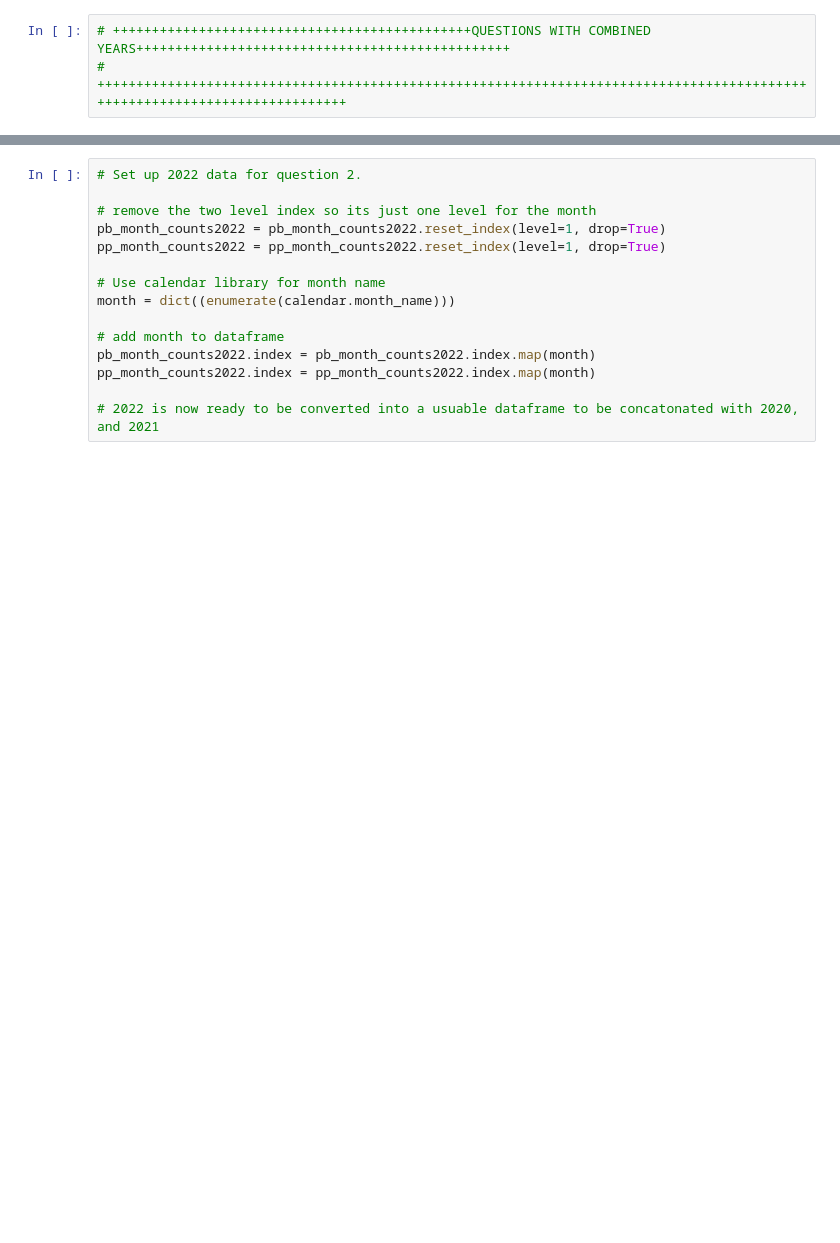
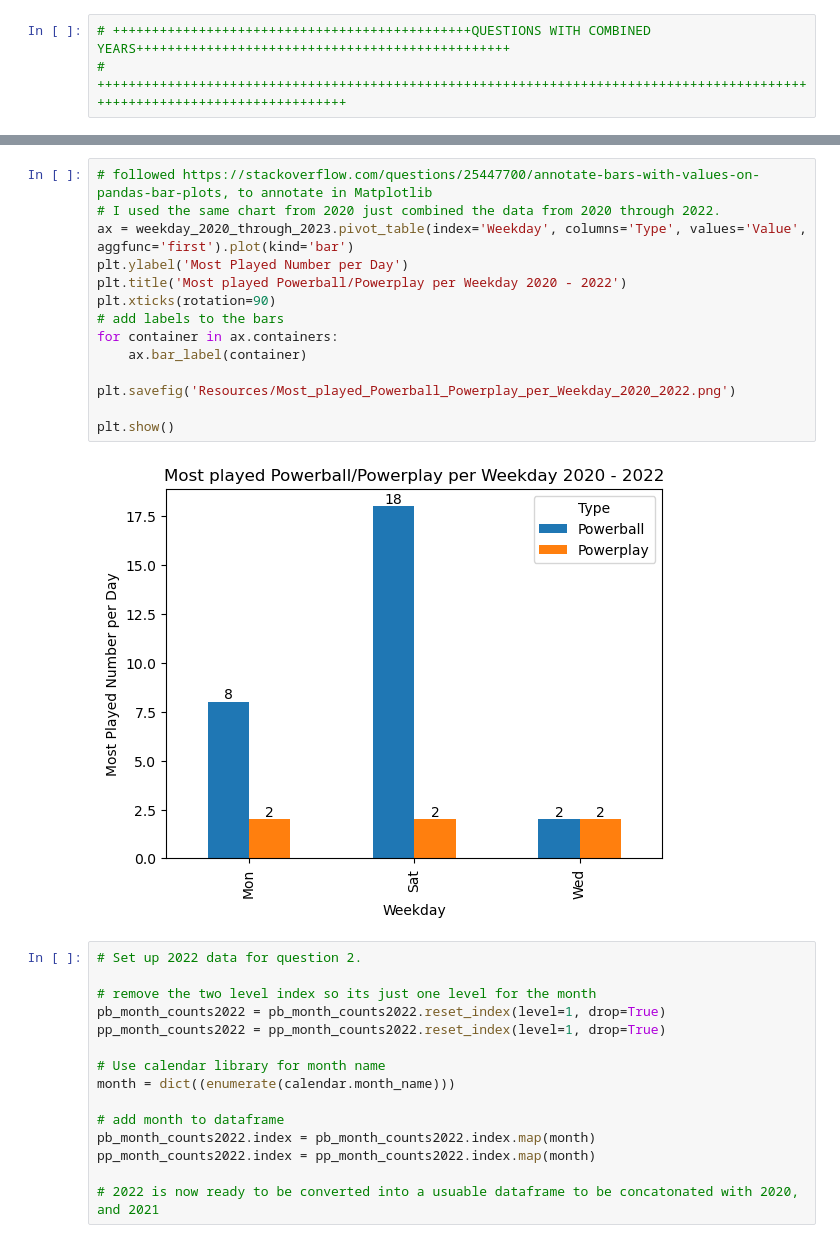
Before and after one commit to JLaydeJ/Project_1, a Jupyter notebook: 2020-2022 Washington State Lottery.ipynb, the cells around one changed output, grey strips where cells are left out. Saved outputs shown, nothing was run; the diff lists cells and outputs as text; blank space fills up the shorter version.

```diff
--- a/2020-2022 Washington State Lottery.ipynb
+++ b/2020-2022 Washington State Lottery.ipynb
@@ -752,3 +717,19 @@ plt.show()
+# %%
+# followed https://stackoverflow.com/questions/25447700/annotate-bars-with-values-on-pandas-bar-plots, to annotate in Matplotlib
+# I used the same chart from 2020 just combined the data from 2020 through 2022.
+ax = weekday_2020_through_2023.pivot_table(index='Weekday', columns='Type', values='Value', aggfunc='first').plot(kind='bar')
+plt.ylabel('Most Played Number per Day')
+plt.title('Most played Powerball/Powerplay per Weekday 2020 - 2022')
+plt.xticks(rotation=90)
+# add labels to the bars
+for container in ax.containers:
+    ax.bar_label(container)
+
+plt.savefig('Resources/Most_played_Powerball_Powerplay_per_Weekday_2020_2022.png')
+
+plt.show()
+# %% [output]
+[figure, added]
 # %%
 # Set up 2022 data for question 2.
 
```
Also changed, not shown: parts of 17 cells of this notebook, 4 other files.
